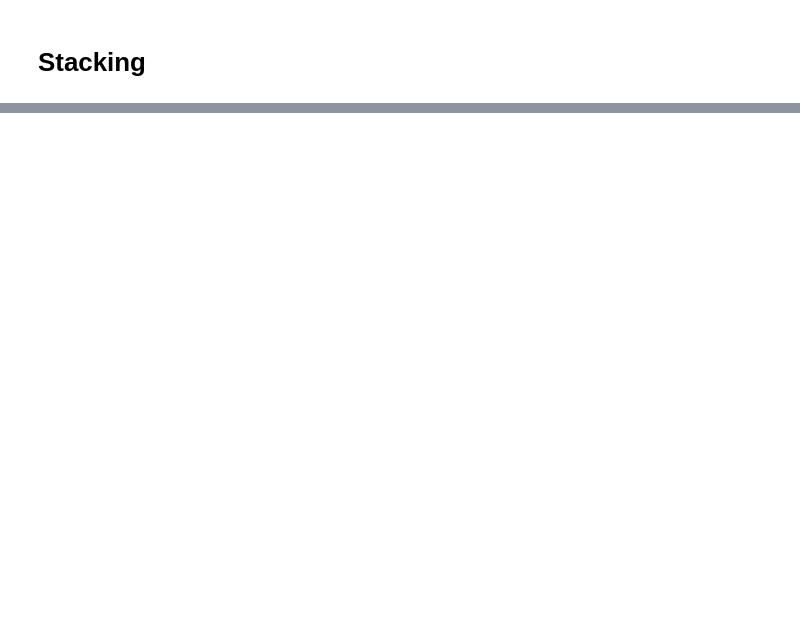
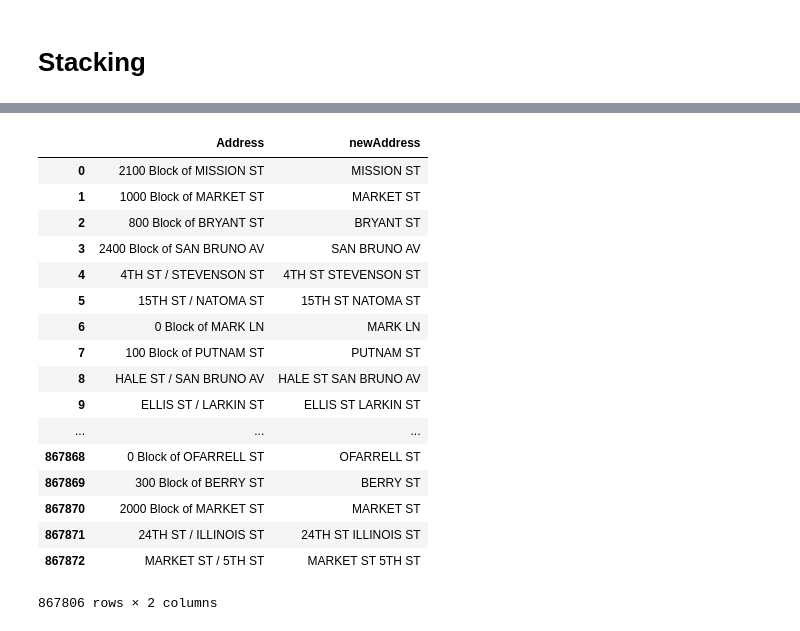
Before and after one commit to gopuvenkat/sfo-crime-classification, a Jupyter notebook: sfo-crime-classification.ipynb, the cells around one changed output, grey strips where cells are left out. Saved outputs shown, nothing was run; the diff lists cells and outputs as text; code cells hidden in the pictures; blank space fills up the shorter version.

```diff
--- a/sfo-crime-classification.ipynb
+++ b/sfo-crime-classification.ipynb
@@ -325,2 +341,28 @@ Name: Month, dtype: int64
+# %%
+def street_addr(x):
+    street=x.split(' ')
+    return (''.join(street[-1]))
+
+data['Address_Type'] = data['Address'].apply(lambda x:street_addr(x))
+test['Address_Type'] = test['Address'].apply(lambda x:street_addr(x))
+
+for x in [data,test]:
+    x['is_street'] = (x['Address_Type'] == 'ST')
+    x['is_avenue'] = (x['Address_Type'] == 'AV')
+
+data['is_street'] = data['is_street'].apply(lambda x:int(x))
+data['is_avenue'] = data['is_avenue'].apply(lambda x:int(x))
+
+test['is_avenue'] = test['is_avenue'].apply(lambda x:int(x))
+test['is_street'] = test['is_street'].apply(lambda x:int(x))
+# %%
+def is_block(x):
+    if 'Block' in x:
+        return 1
+    else:
+        return 0
+
+data['is_block'] = data['Address'].apply(lambda x:is_block(x))
+test['is_block'] = test['Address'].apply(lambda x:is_block(x))
 # %%
 features=['X','Y','Hour','Minutes','Year','Month','Day','DayOfWeekNum', 'PdDistrictNum',
@@ -568,5 +660,26 @@ ValueError: feature_names must be unique
 log_loss(yte2,model.predict_proba(df_test))
 # %%
 score = -1 * cross_val_score(model, Xtr1, ytrain_, scoring='neg_log_loss', cv=3, n_jobs=8)
+# %%
+data[['Address','newAddress']]
+# %% [output]
+|  | Address | newAddress |
+| 0 | 2100 Block of MISSION ST | MISSION ST |
+| 1 | 1000 Block of MARKET ST | MARKET ST |
+| 2 | 800 Block of BRYANT ST | BRYANT ST |
+| 3 | 2400 Block of SAN BRUNO AV | SAN BRUNO AV |
+| 4 | 4TH ST / STEVENSON ST | 4TH ST STEVENSON ST |
+| 5 | 15TH ST / NATOMA ST | 15TH ST NATOMA ST |
+| 6 | 0 Block of MARK LN | MARK LN |
+| 7 | 100 Block of PUTNAM ST | PUTNAM ST |
+| 8 | HALE ST / SAN BRUNO AV | HALE ST SAN BRUNO AV |
+| 9 | ELLIS ST / LARKIN ST | ELLIS ST LARKIN ST |
+| ... | ... | ... |
+| 867868 | 0 Block of OFARRELL ST | OFARRELL ST |
+| 867869 | 300 Block of BERRY ST | BERRY ST |
+| 867870 | 2000 Block of MARKET ST | MARKET ST |
+| 867871 | 24TH ST / ILLINOIS ST | 24TH ST ILLINOIS ST |
+| 867872 | MARKET ST / 5TH ST | MARKET ST 5TH ST |
+867806 rows × 2 columns
 # %%
 model.fit(X_train,y_train)
```
Also changed, not shown: parts of 33 cells of this notebook, 2 other files.
